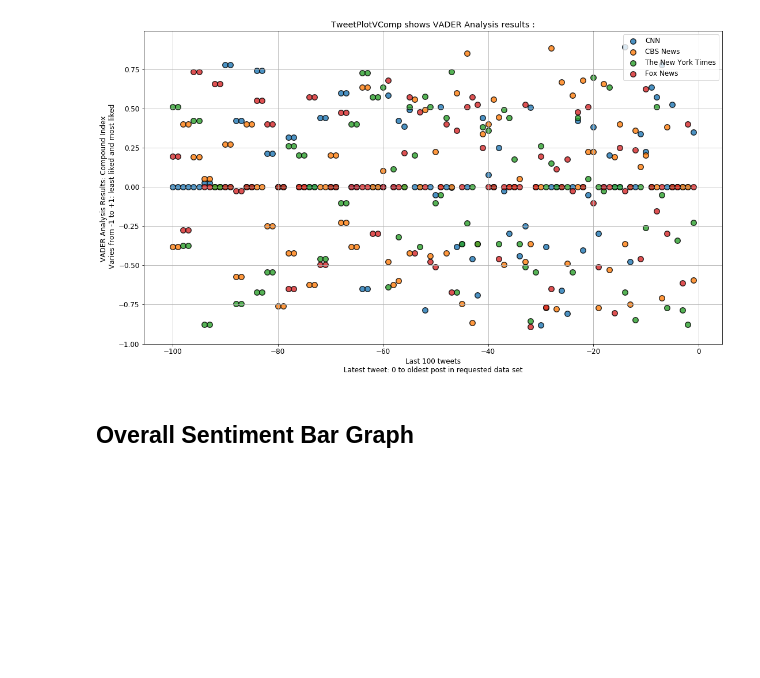
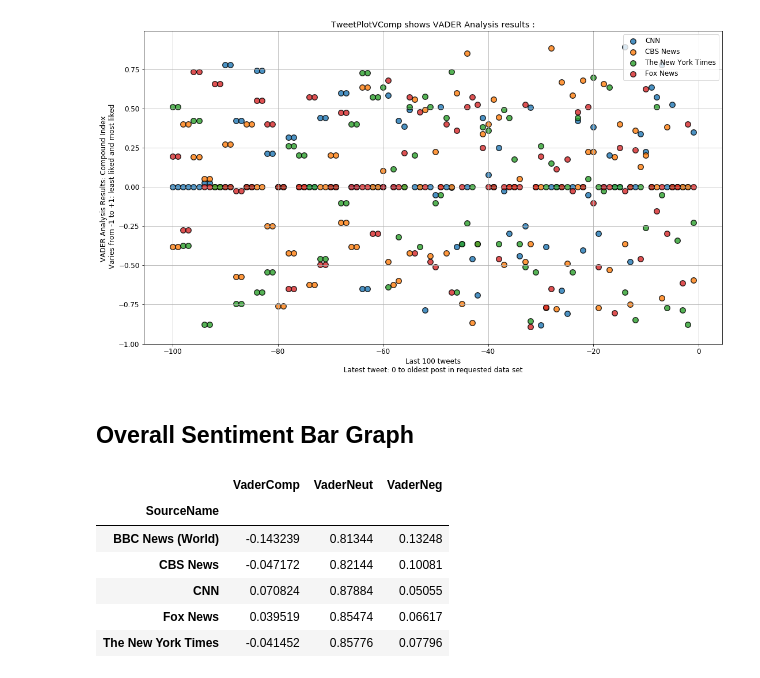
Before and after one commit to attila5287/DU_BigData_hw7_twitter_api_python_pandas, a Jupyter notebook: NewsMoodPy_hw7_Pandas_MatplotLib_Attila.ipynb, the cells around one changed output. Cells and saved outputs as stored; diff of their text form; code cells hidden in the pictures; blank space fills up the shorter version.

```diff
--- a/NewsMoodPy_hw7_Pandas_MatplotLib_Attila.ipynb
+++ b/NewsMoodPy_hw7_Pandas_MatplotLib_Attila.ipynb
@@ -231,0 +240,11 @@ VADER Compound Index plotted for:
+# %%
+#  tellmeabout(bargraph_df) confirmed now groupby SourceName>mean
+bargraph_df.groupby('SourceName').mean()
+# %% [output]
+|  | VaderComp | VaderNeut | VaderNeg |
+| SourceName |  |  |  |
+| BBC News (World) | -0.143239 | 0.81344 | 0.13248 |
+| CBS News | -0.047172 | 0.82144 | 0.10081 |
+| CNN | 0.070824 | 0.87884 | 0.05055 |
+| Fox News | 0.039519 | 0.85474 | 0.06617 |
+| The New York Times | -0.041452 | 0.85776 | 0.07796 |
```
Also changed, not shown: parts of 9 cells of this notebook, 3 other files.
